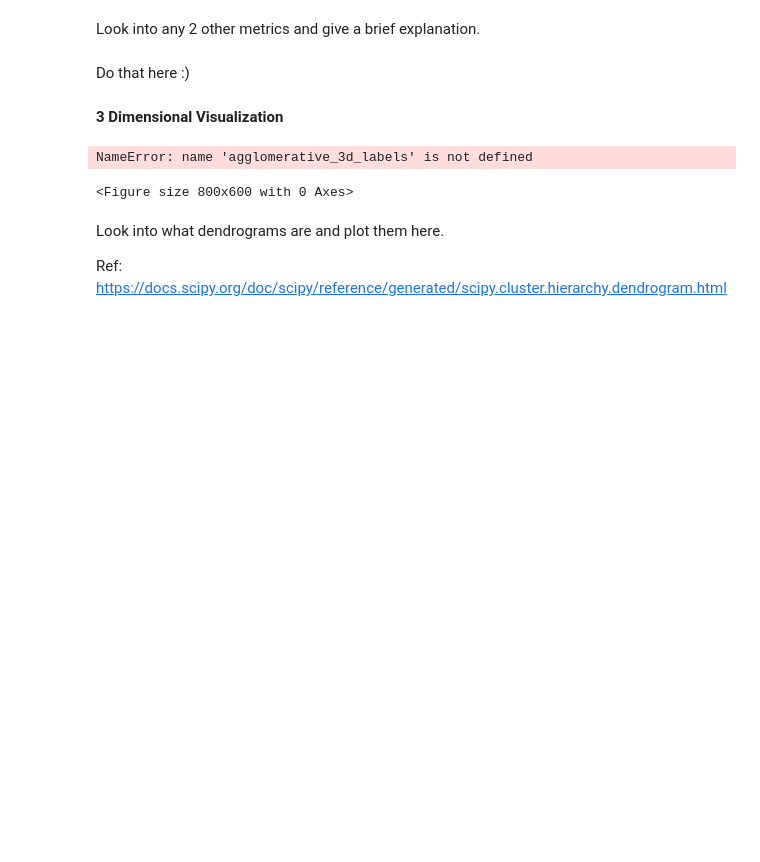
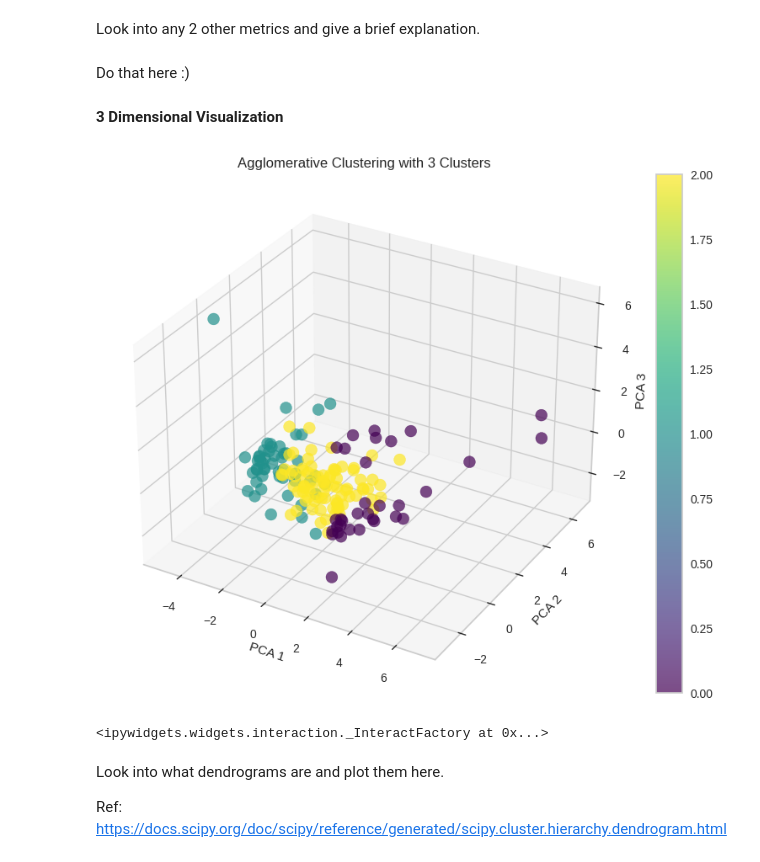
Before and after one commit to jeel-coder/Synapse_LP, a Jupyter notebook: Copy_of_Synapse_LP_Task_3_.ipynb, the cells around one changed output. Drawn from its saved outputs; the diff is of its cells as text; code cells hidden in the pictures; blank space fills up the shorter version.

```diff
--- a/Copy_of_Synapse_LP_Task_3_.ipynb
+++ b/Copy_of_Synapse_LP_Task_3_.ipynb
@@ -434,17 +453,19 @@ Do that here :)
 **3 Dimensional Visualization**
 # %%
 # Perform Agglomerative clustering with interactive widget
-def agglomerative_3d_clustering(num_clusters):
-    agglomerative_3d = AgglomerativeClustering(n_clusters=num_clusters)
-    agglomerative_3d_labels =agglomerative.fit_predict(data_pca)  # write code here
+def agglomerative_clustering_3d(num_clusters):
+    agglomerative = AgglomerativeClustering(n_clusters=num_clusters)
+    agglomerative_3d_labels = agglomerative.fit_predict(data_pca)
 
-    # plot
-plt.figure(figsize=(8, 6))
-sns.scatterplot(x=data_pca[:, 0], y=data_pca[:, 1],z=data_pca[:,2], hue=agglomerative_3d_labels, palette="viridis", s=100, alpha=0.7)
-plt.title(f'Agglomerative Clustering with {num_clusters} Clusters')
-plt.show()
+    # Create a 3D plot
+    fig = plt.figure(figsize=(10, 8))
+    ax = fig.add_subplot(111, projection='3d')
+    scatter = ax.scatter(data_pca[:, 0], data_pca[:, 1], data_pca[:, 2],
+                         c=agglomerative_3d_labels, cmap='viridis', s=100, alpha=0.7)
 
-interact(agglomerative_3d_clustering, num_clusters=(2,10,1 )) # fill here
+    ax.set_title(f'Agglomerative Clustering with {num_clusters} Clusters')
+    ax.set_xlabel('PCA 1')
+    ax.set_ylabel('PCA 2')
+    ax.set_zlabel('PCA 3')
+    fig.colorbar(scatter)
+    plt.show()
-# %% [output]
-NameError: name 'agglomerative_3d_labels' is not defined
-<Figure size 800x600 with 0 Axes>
@@ -469,3 +472,8 @@ interact(agglomerative_3d_clustering, num_clusters=(2,10,1 )) # fill here
+# %%
+interact(agglomerative_clustering_3d(3))
+# %% [output]
+[figure, added]
+<ipywidgets.widgets.interaction._InteractFactory at 0x...>
 # %% [markdown]
 Look into what dendrograms are and plot them here.
 
```
Also changed, not shown: parts of 20 cells of this notebook.
